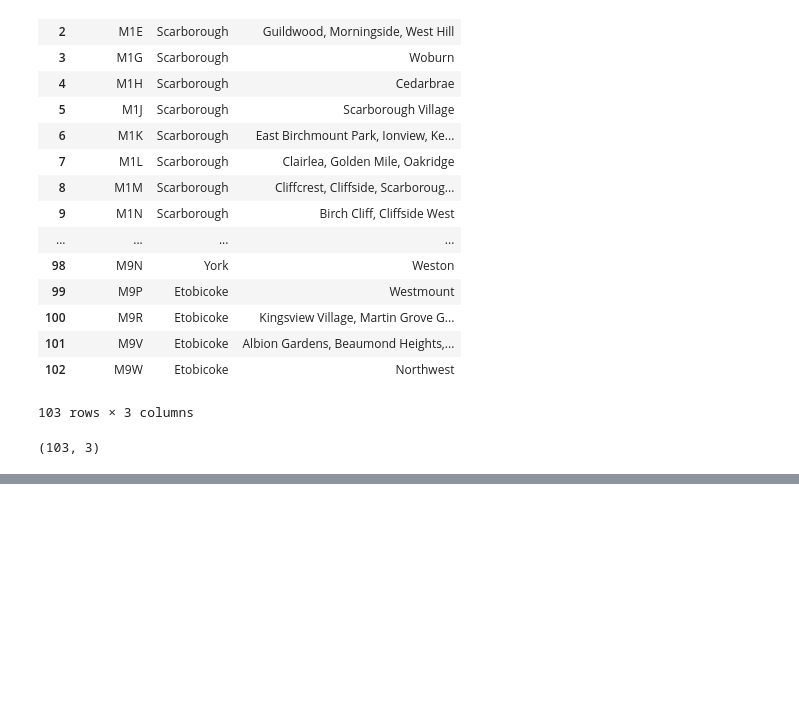
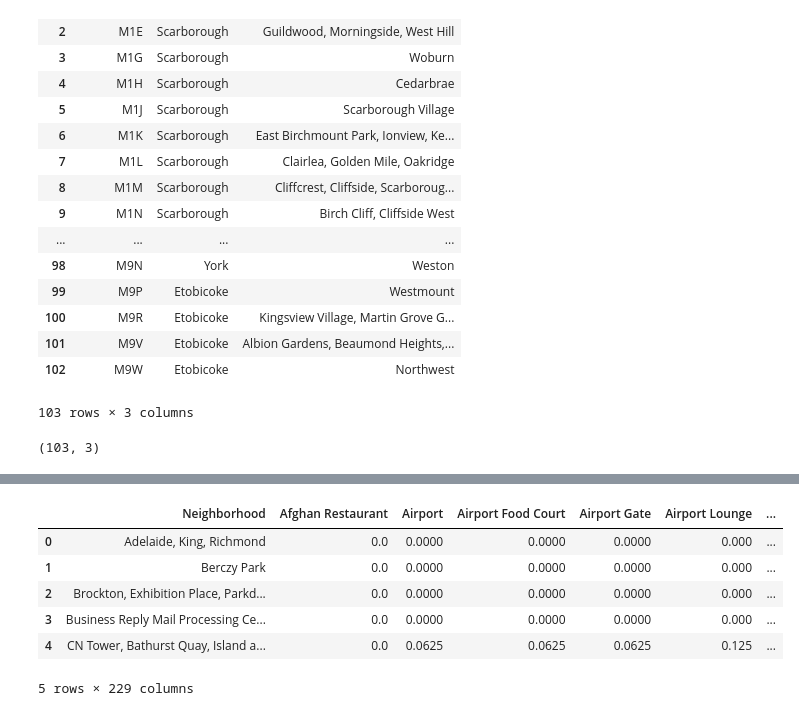
Before and after one commit to sanmish4ds/cuckoo, a Jupyter notebook: Segmenting and Clustering neighborhood .ipynb, the cells around one changed output, grey strips where cells are left out. Drawn from its saved outputs; the diff is of its cells as text; code cells hidden in the pictures; blank space fills up the shorter version.

```diff
--- a/Segmenting and Clustering neighborhood .ipynb
+++ b/Segmenting and Clustering neighborhood .ipynb
@@ -45,0 +206,12 @@ df.shape
+# %%
+
+toronto_grouped = toronto_onehot.groupby('Neighborhood').mean().reset_index()
+toronto_grouped.head()
+# %% [output]
+|  | Neighborhood | Afghan Restaurant | Airport | Airport Food Court | Airport Gate | Airport Lounge | ... |
+| 0 | Adelaide, King, Richmond | 0.0 | 0.0000 | 0.0000 | 0.0000 | 0.000 | ... |
+| 1 | Berczy Park | 0.0 | 0.0000 | 0.0000 | 0.0000 | 0.000 | ... |
+| 2 | Brockton, Exhibition Place, Parkd... | 0.0 | 0.0000 | 0.0000 | 0.0000 | 0.000 | ... |
+| 3 | Business Reply Mail Processing Ce... | 0.0 | 0.0000 | 0.0000 | 0.0000 | 0.000 | ... |
+| 4 | CN Tower, Bathurst Quay, Island a... | 0.0 | 0.0625 | 0.0625 | 0.0625 | 0.125 | ... |
+5 rows × 229 columns
```
Also changed, not shown: parts of 21 cells of this notebook.
